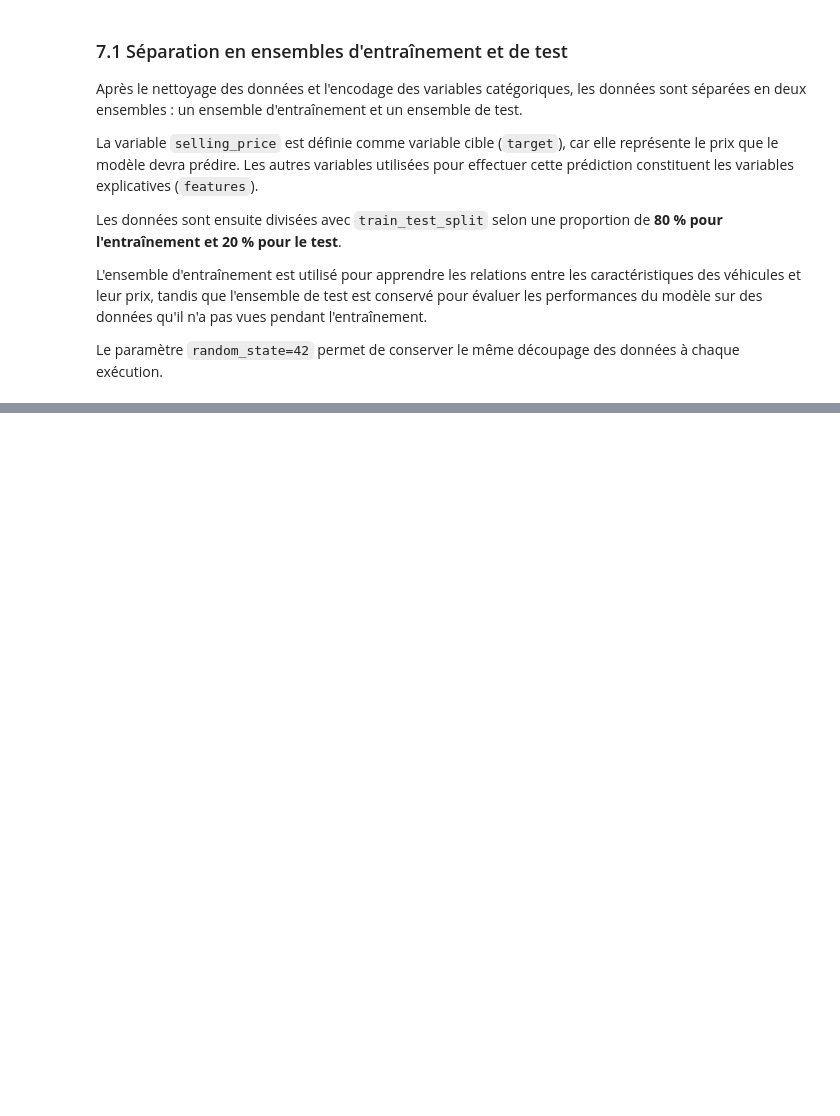
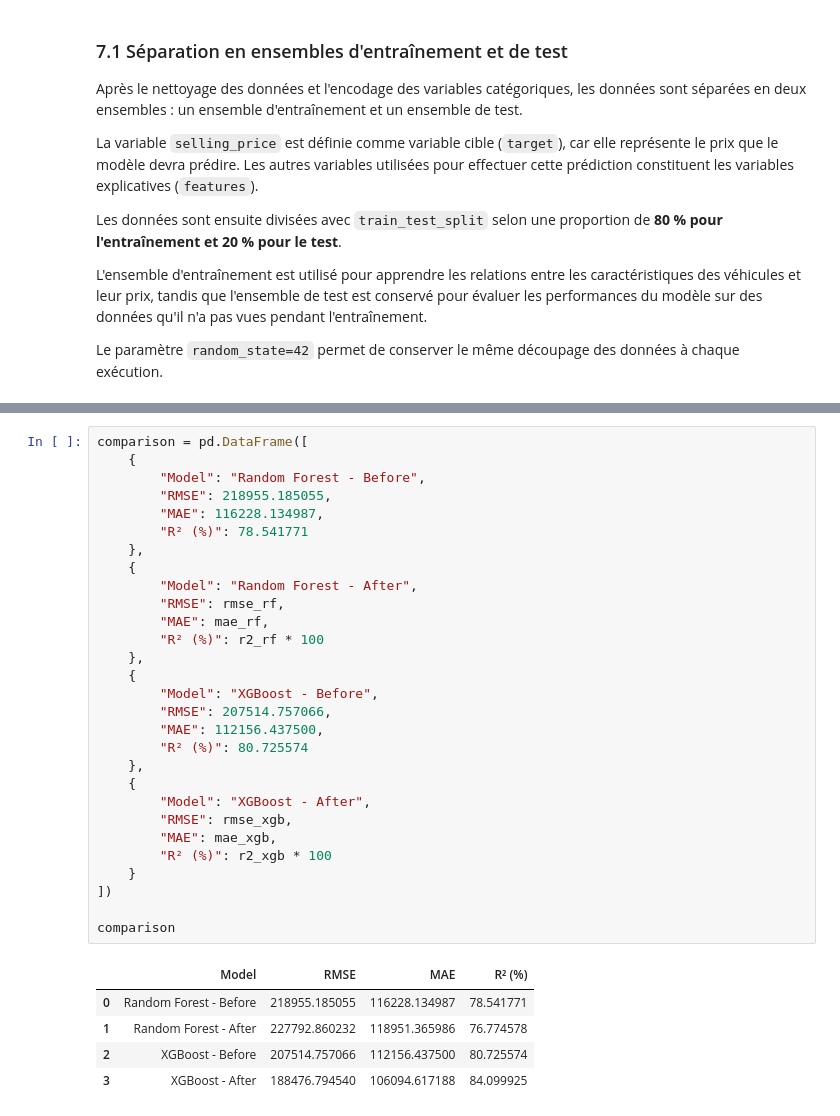
Before and after one commit to yakhlafhoussam/Car-Price-Predictor, a Jupyter notebook: notebooks/exploration.ipynb, the cells around one changed output, grey strips where cells are left out. Saved outputs shown, nothing was run; the diff lists cells and outputs as text; blank space fills up the shorter version.

```diff
--- a/notebooks/exploration.ipynb
+++ b/notebooks/exploration.ipynb
@@ -691,0 +944,35 @@ df.to_csv("../data/output.csv", index=False)
+# %%
+comparison = pd.DataFrame([
+    {
+        "Model": "Random Forest - Before",
+        "RMSE": 218955.185055,
+        "MAE": 116228.134987,
+        "R² (%)": 78.541771
+    },
+    {
+        "Model": "Random Forest - After",
+        "RMSE": rmse_rf,
+        "MAE": mae_rf,
+        "R² (%)": r2_rf * 100
+    },
+    {
+        "Model": "XGBoost - Before",
+        "RMSE": 207514.757066,
+        "MAE": 112156.437500,
+        "R² (%)": 80.725574
+    },
+    {
+        "Model": "XGBoost - After",
+        "RMSE": rmse_xgb,
+        "MAE": mae_xgb,
+        "R² (%)": r2_xgb * 100
+    }
+])
+
+comparison
+# %% [output]
+|  | Model | RMSE | MAE | R² (%) |
+| 0 | Random Forest - Before | 218955.185055 | 116228.134987 | 78.541771 |
+| 1 | Random Forest - After | 227792.860232 | 118951.365986 | 76.774578 |
+| 2 | XGBoost - Before | 207514.757066 | 112156.437500 | 80.725574 |
+| 3 | XGBoost - After | 188476.794540 | 106094.617188 | 84.099925 |
```
Also changed, not shown: parts of 20 cells of this notebook, 2 other files.
